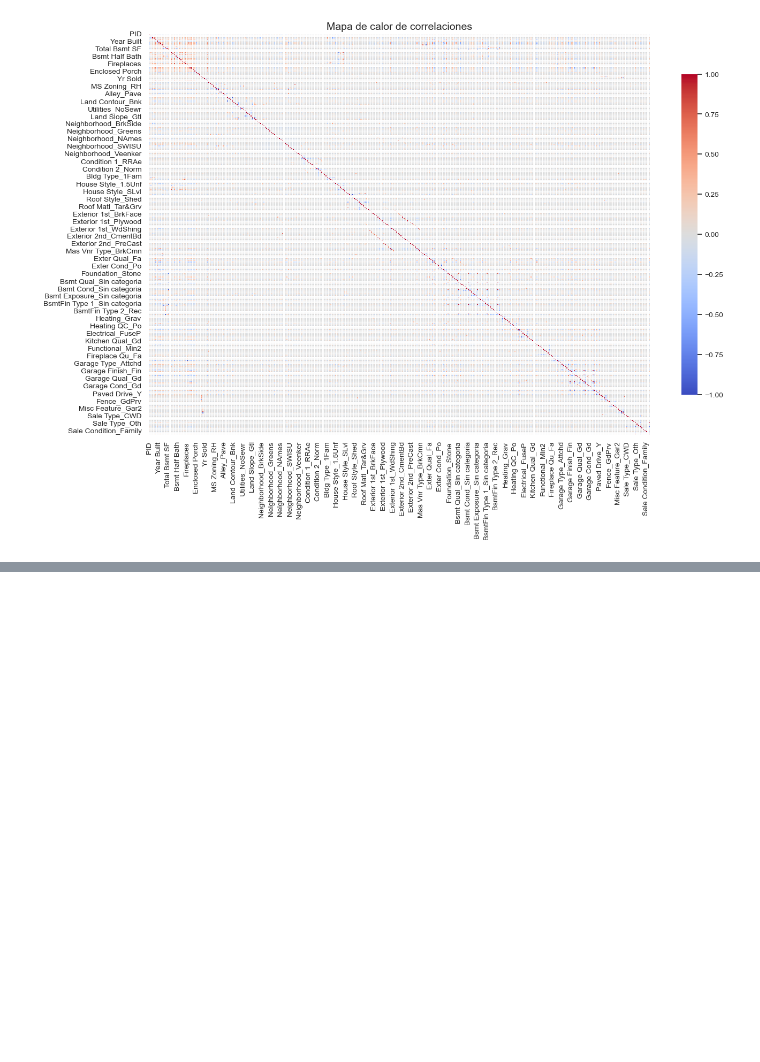
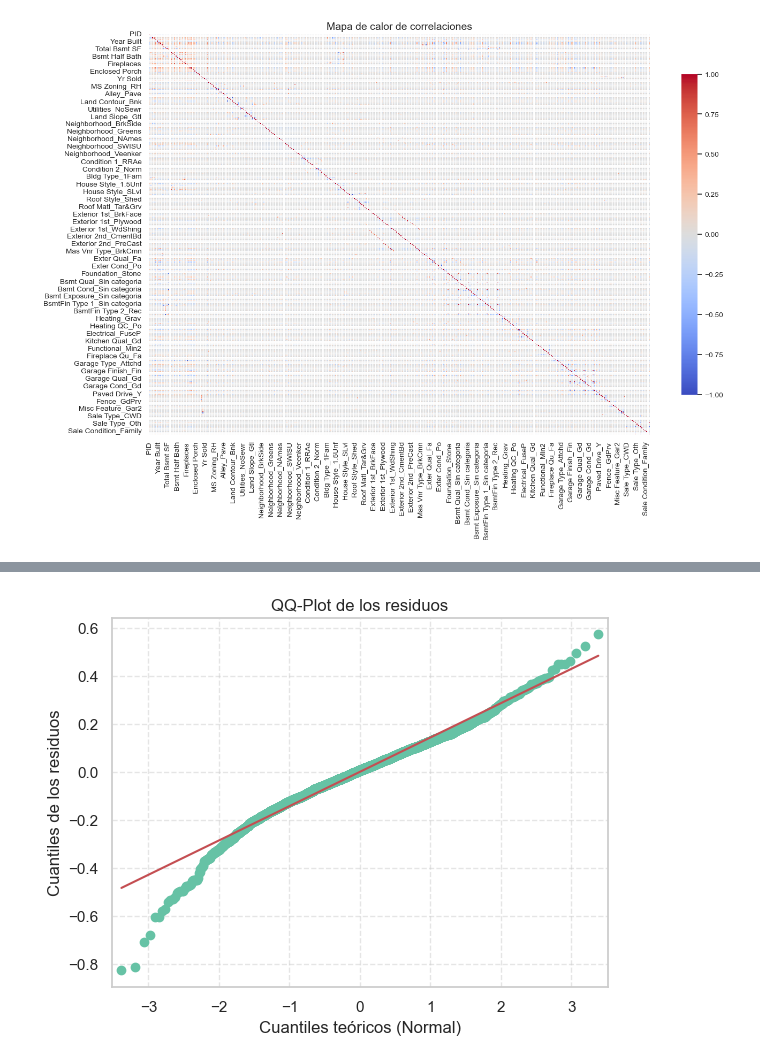
Before and after one commit to Fabian-11037/ames-housing-project, a Jupyter notebook: Notebooks/ames-housing-project.ipynb, the cells around one changed output, grey strips where cells are left out. Saved outputs shown, nothing was run; the diff lists cells and outputs as text; code cells hidden in the pictures; blank space fills up the shorter version.

```diff
--- a/Notebooks/ames-housing-project.ipynb
+++ b/Notebooks/ames-housing-project.ipynb
@@ -355,0 +734,6 @@ ValueError: Could not interpret value `OverallQual` for `x`. An entry with this
+# %%
+omitted_regressors = [regressor_columns[2], regressor_columns[10]]
+
+regressor_columns_def = [regressor for regressor in regressor_columns if regressor not in omitted_regressors]
+
+regressor_columns_def
@@ -355,0 +940,12 @@ ValueError: Could not interpret value `OverallQual` for `x`. An entry with this
+# %%
+# =============================
+# QQ Plot para evaluar normalidad
+# =============================
+sm.qqplot(residuals, line='s', color='blue')
+plt.title("QQ-Plot de los residuos")
+plt.xlabel("Cuantiles teóricos (Normal)")
+plt.ylabel("Cuantiles de los residuos")
+plt.grid(True, linestyle='--', alpha=0.5)
+plt.show()
+# %% [output]
+[figure, added]
```
Also changed, not shown: parts of 108 cells of this notebook, 1 other file.
